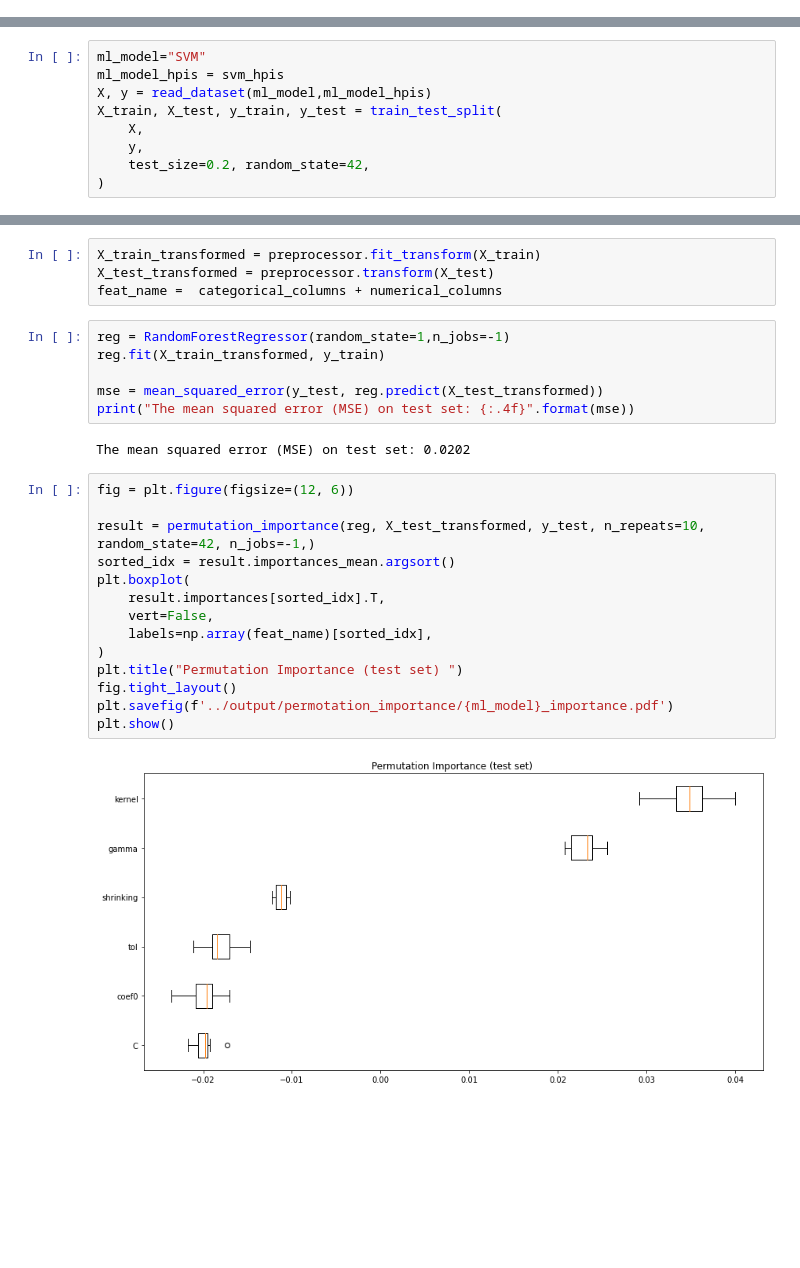
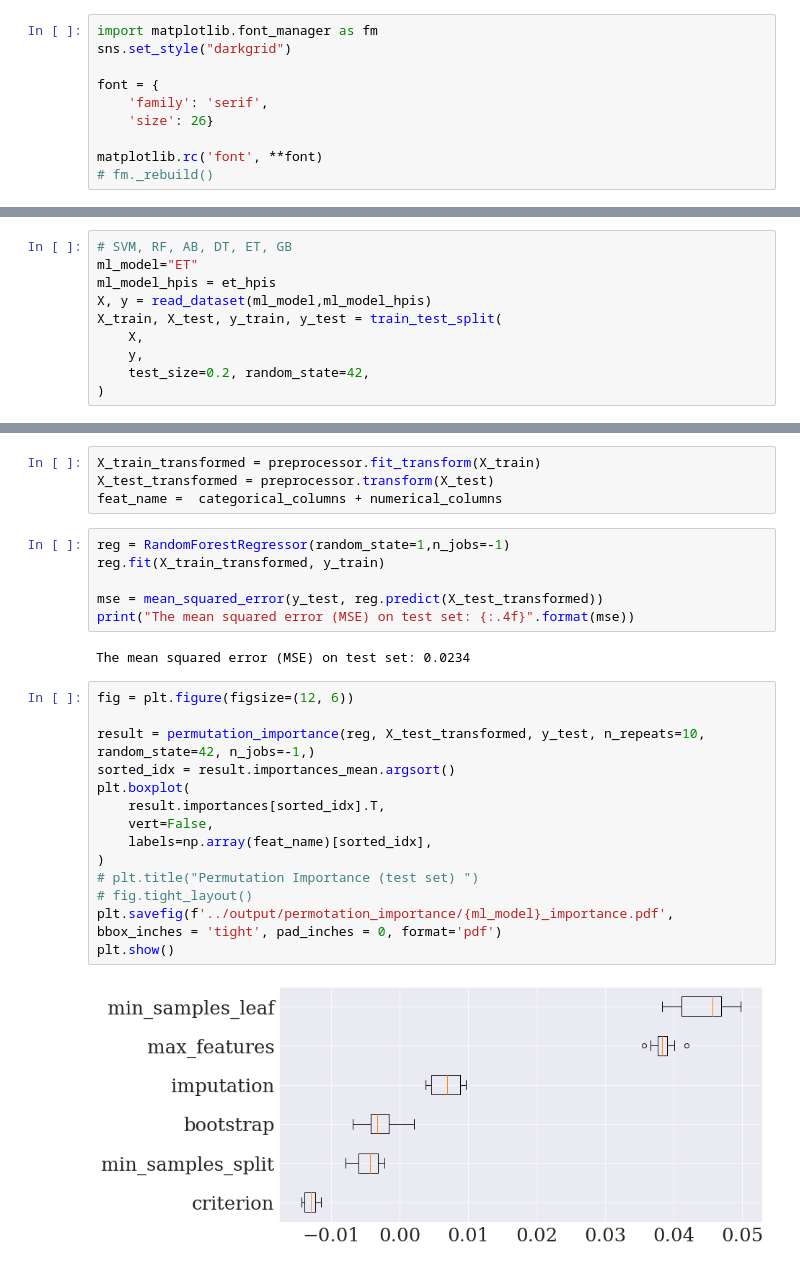
Before and after one commit to DataSystemsGroupUT/HyperParameterTunability, a Jupyter notebook: hyperparameter_tunability/notebooks/permutation_importance.ipynb, the cells around one changed output, grey strips where cells are left out. Drawn from its saved outputs; the diff is of its cells as text; blank space fills up the shorter version.

```diff
--- a/hyperparameter_tunability/notebooks/permutation_importance.ipynb
+++ b/hyperparameter_tunability/notebooks/permutation_importance.ipynb
@@ -20,6 +23,16 @@ print(pd.__version__)
 3.8.12 | packaged by conda-forge | (default, Oct 12 2021, 21:57:06)
 [GCC 9.4.0]
 1.4.2
+# %%
+import matplotlib.font_manager as fm
+sns.set_style("darkgrid")
+
+font = {
+    'family': 'serif',
+    'size': 26}
+
+matplotlib.rc('font', **font)
+# fm._rebuild()
 # %%
 rf_hpis = [ "bootstrap","criterion","max_features","min_samples_leaf","min_samples_split","imputation"]
 ab_hpis = ["algorithm","max_depth","learning_rate","n_estimators","imputation"]
@@ -35,8 +48,9 @@ def read_dataset(model,hpis):
     y = df["CV_auc"]
     return X, y
 # %%
-ml_model="SVM"
-ml_model_hpis = svm_hpis
+# SVM, RF, AB, DT, ET, GB
+ml_model="ET"
+ml_model_hpis = et_hpis
 X, y = read_dataset(ml_model,ml_model_hpis)
 X_train, X_test, y_train, y_test = train_test_split(
     X,
@@ -80,20 +94,20 @@ reg.fit(X_train_transformed, y_train)
 mse = mean_squared_error(y_test, reg.predict(X_test_transformed))
 print("The mean squared error (MSE) on test set: {:.4f}".format(mse))
 # %% [output]
-The mean squared error (MSE) on test set: 0.0202
+The mean squared error (MSE) on test set: 0.0234
 # %%
 fig = plt.figure(figsize=(12, 6))
 
 result = permutation_importance(reg, X_test_transformed, y_test, n_repeats=10, random_state=42, n_jobs=-1,)
 sorted_idx = result.importances_mean.argsort()
 plt.boxplot(
     result.importances[sorted_idx].T,
     vert=False,
     labels=np.array(feat_name)[sorted_idx],
 )
-plt.title("Permutation Importance (test set) ")
-fig.tight_layout()
-plt.savefig(f'../output/permotation_importance/{ml_model}_importance.pdf')
+# plt.title("Permutation Importance (test set) ")
+# fig.tight_layout()
+plt.savefig(f'../output/permotation_importance/{ml_model}_importance.pdf', bbox_inches = 'tight', pad_inches = 0, format='pdf')
 plt.show()
 # %% [output]
-[figure, old version]
+[figure, new version]
```
Also changed, not shown: parts of 2 cells of this notebook, 44 other files.
